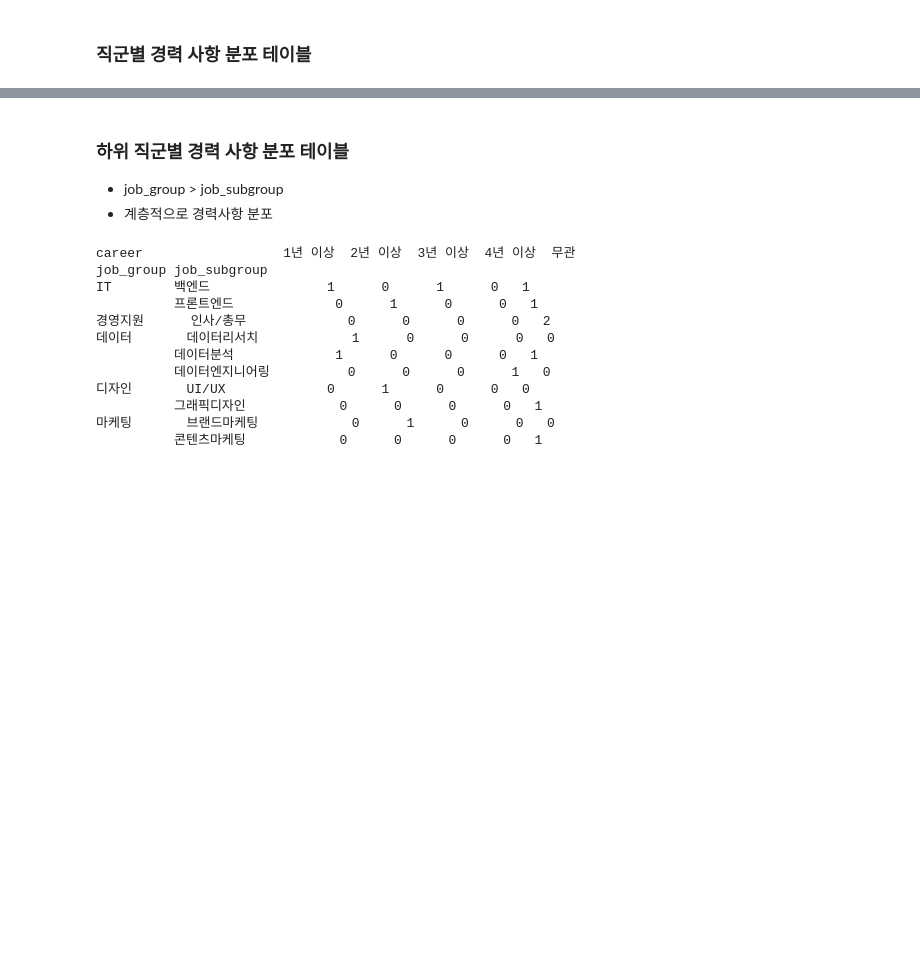
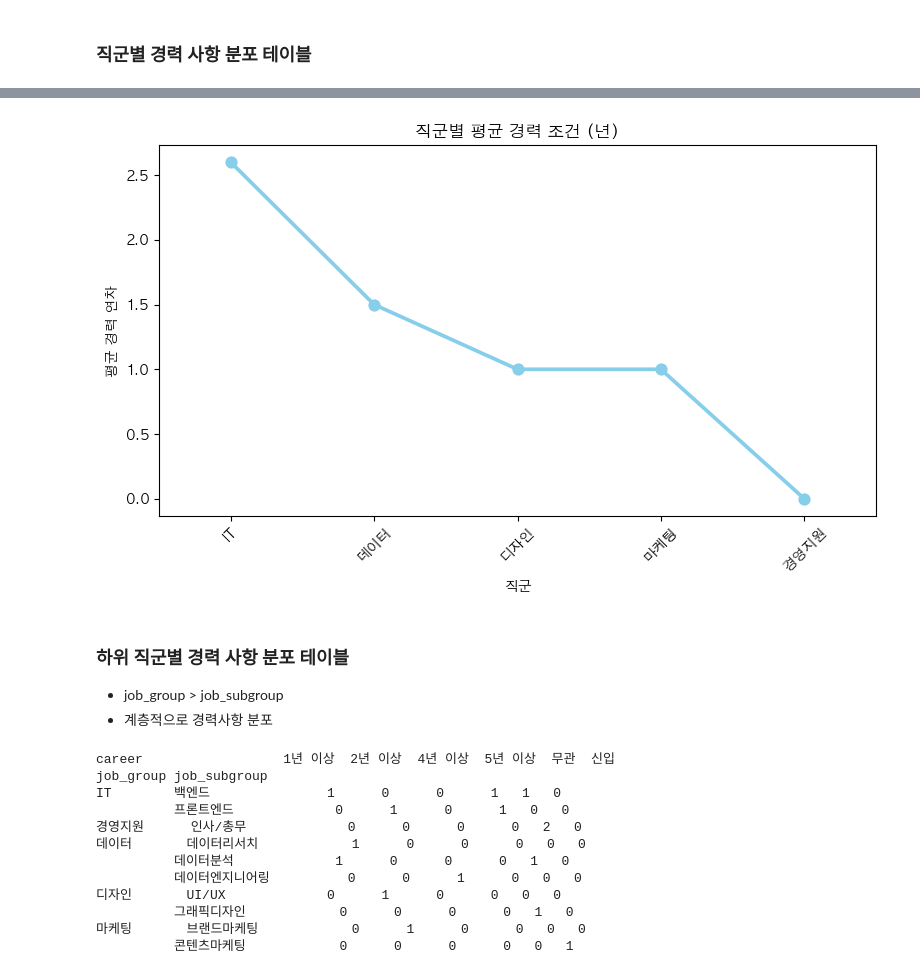
Before and after one commit to J-millar99/SK_Rookie_Mini_Project1, a Jupyter notebook: analysis/dummy_analysis.ipynb, the cells around one changed output, grey strips where cells are left out. Cells and saved outputs as stored; diff of their text form; code cells hidden in the pictures; blank space fills up the shorter version.

```diff
--- a/analysis/dummy_analysis.ipynb
+++ b/analysis/dummy_analysis.ipynb
@@ -4,7 +4,7 @@
 import pandas as pd
 from pprint import pprint
 
-sample_data=pd.read_json('../data/sample_dummy.json')
+sample_data=pd.read_json('../data/cleaned_data.json')
 
 df = pd.DataFrame(sample_data)
 pprint(df.head())
@@ -25,8 +32,6 @@ pprint(df.head())
 # %% [markdown]
 ## 지역별 채용 공고 수 분포
 # %%
-#'시' column 새로 만듦
-df['city'] = df['location'].apply(lambda x: x.split()[0])
 city_counts = df['city'].value_counts()
 print(city_counts)
 # %% [output]
@@ -126,3 +237,35 @@ IT             1      1      1      0   2
+# %%
+# 시각화
+import matplotlib.pyplot as plt
+import seaborn as sns
+import platform
+
+if platform.system() == 'Darwin':  # macOS
+    plt.rc('font', family='AppleGothic')
+elif platform.system() == 'Windows':  # Windows
+    plt.rc('font', family='Malgun Gothic')
+else:  # Linux (colab, ubuntu 등)
+    plt.rc('font', family='NanumGothic')
+
+# 마이너스 깨짐 방지
+plt.rcParams['axes.unicode_minus'] = False
+
+# Series를 DataFrame으로 변환
+df_avg = job_group_avg_years.reset_index()
+df_avg.columns = ['job_group', 'career_years']
+
+# 시각화
+plt.figure(figsize=(8, 5))
+sns.pointplot(data=df_avg.sort_values(by='career_years',ascending=False), x='job_group', y='career_years', color='skyblue')
+
+plt.title("직군별 평균 경력 조건 (년)")
+plt.xlabel("직군")
+plt.ylabel("평균 경력 연차")
+plt.xticks(rotation=45)
+plt.tight_layout()
+plt.show()
+# %% [output]
+[figure, added]
 # %% [markdown]
 ### 하위 직군별 경력 사항 분포 테이블
 * job_group > job_subgroup
@@ -131,15 +274,15 @@ IT             1      1      1      0   2
 subjob_career_dist = pd.crosstab([df['job_group'],df['job_subgroup']],df['career'])
 print(subjob_career_dist)
 # %% [output]
-career                  1년 이상  2년 이상  3년 이상  4년 이상  무관
+career                  1년 이상  2년 이상  4년 이상  5년 이상  무관  신입
 job_group job_subgroup
-IT        백엔드               1      0      1      0   1
-          프론트엔드             0      1      0      0   1
-경영지원      인사/총무             0      0      0      0   2
-데이터       데이터리서치            1      0      0      0   0
-          데이터분석             1      0      0      0   1
-          데이터엔지니어링          0      0      0      1   0
-디자인       UI/UX             0      1      0      0   0
-          그래픽디자인            0      0      0      0   1
-마케팅       브랜드마케팅            0      1      0      0   0
-          콘텐츠마케팅            0      0      0      0   1
+IT        백엔드               1      0      0      1   1   0
+          프론트엔드             0      1      0      1   0   0
+경영지원      인사/총무             0      0      0      0   2   0
+데이터       데이터리서치            1      0      0      0   0   0
+          데이터분석             1      0      0      0   1   0
+          데이터엔지니어링          0      0      1      0   0   0
+디자인       UI/UX             0      1      0      0   0   0
+          그래픽디자인            0      0      0      0   1   0
+마케팅       브랜드마케팅            0      1      0      0   0   0
+          콘텐츠마케팅            0      0      0      0   0   1
```
Also changed, not shown: parts of 13 cells of this notebook, 1 other file.
